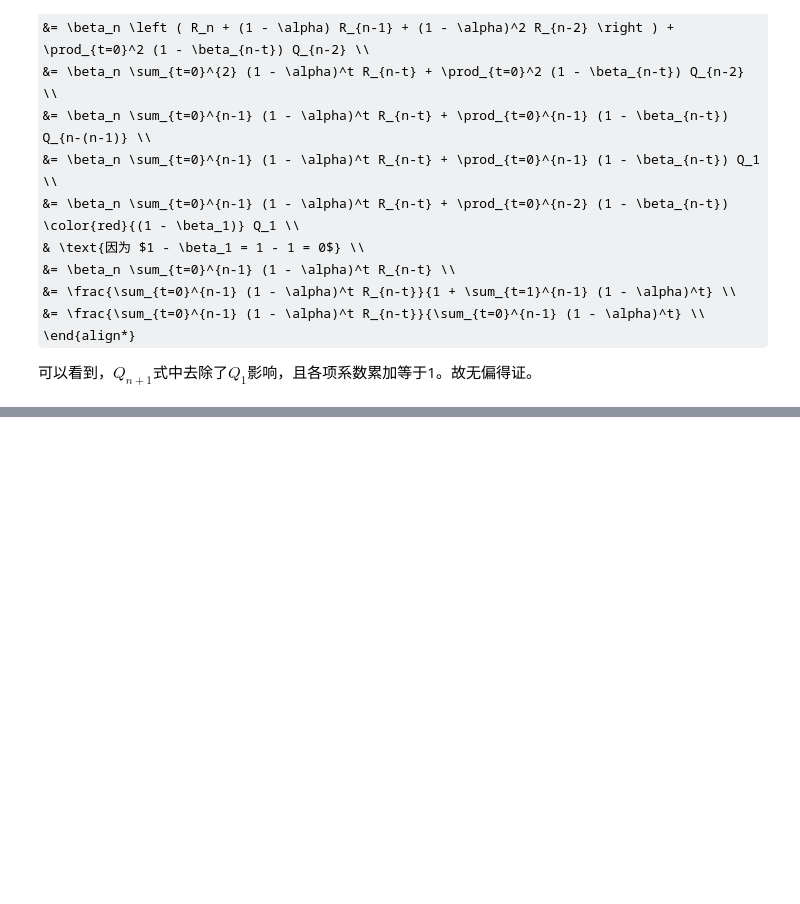
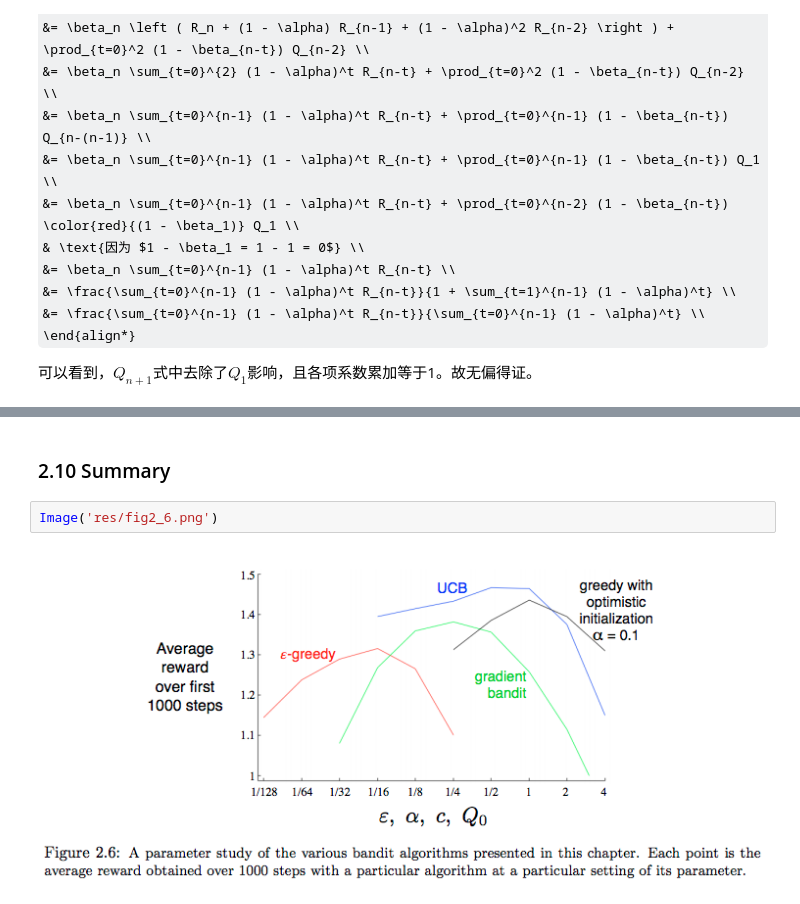
Before and after one commit to facaiy/book_notes, a Jupyter notebook: Reinforcement_Learing_An_Introduction/Multi-armed_Bandits/note.ipynb, the cells around one changed output, grey strips where cells are left out. Saved outputs shown, nothing was run; the diff lists cells and outputs as text; some formulas as TeX source; blank space fills up the shorter version.

```diff
--- a/Reinforcement_Learing_An_Introduction/Multi-armed_Bandits/note.ipynb
+++ b/Reinforcement_Learing_An_Introduction/Multi-armed_Bandits/note.ipynb
@@ -364,0 +412,6 @@ Exercise 2.7:
+# %% [markdown]
+### 2.10 Summary
+# %%
+Image('res/fig2_6.png')
+# %% [output]
+[figure, added]
```
Also changed, not shown: parts of 6 cells of this notebook, 3 other files.
